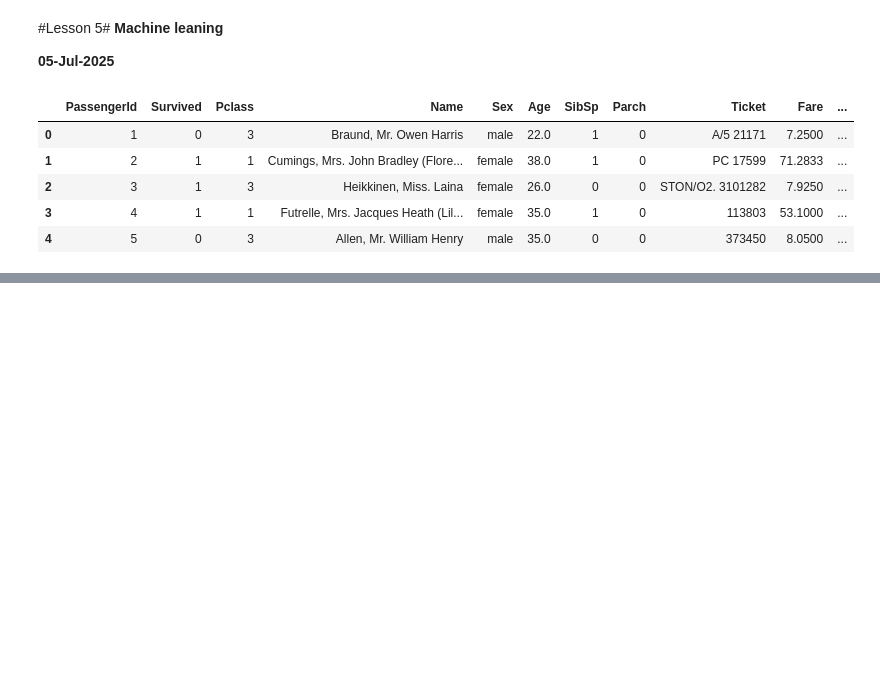
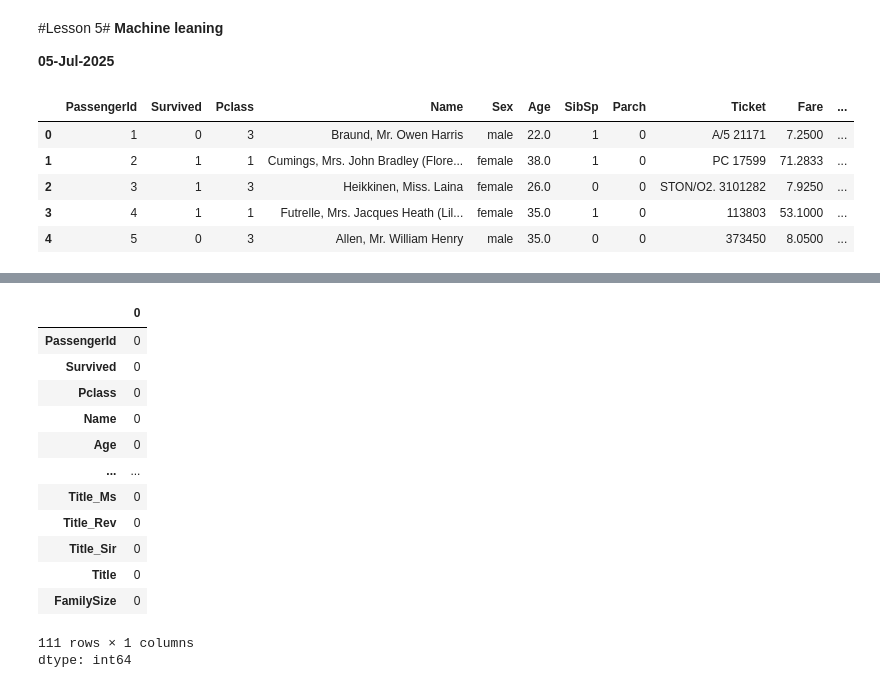
Before and after one commit to pbarizza/ML-course-2025, a Jupyter notebook: lesson05.ipynb, the cells around one changed output, grey strips where cells are left out. Cells and saved outputs as stored; diff of their text form; code cells hidden in the pictures; blank space fills up the shorter version.

```diff
--- a/lesson05.ipynb
+++ b/lesson05.ipynb
@@ -39,2 +51,27 @@ df_train = pd.get_dummies(df_train, columns=['Sex', 'Embarked'], drop_first=True
+# %%
+# replace some of the title with 'rare'
+df_train['Title'] = df_train['Title'].replace(['Mlle','Ms'],'Miss')
+df_train['Title'] = df_train['Title'].replace(['Mme','Ms'],'Mrs')
+df_train['Title'] = df_train['Title'].replace(['Capt','COl','Major','Rev','Jonkheer','Don','Sir','Countess','Lady','Dona'],'Rare')
+# %%
+# family size
+df_train['FamilySize'] = df_train['SibSp'] + df_train['Parch'] + 1
+# %%
+df_train.isna().sum()
+# %% [output]
+|  | 0 |
+| PassengerId | 0 |
+| Survived | 0 |
+| Pclass | 0 |
+| Name | 0 |
+| Age | 0 |
+| ... | ... |
+| Title_Ms | 0 |
+| Title_Rev | 0 |
+| Title_Sir | 0 |
+| Title | 0 |
+| FamilySize | 0 |
+111 rows × 1 columns
+dtype: int64
 # %%
 # split data
```
Also changed, not shown: parts of 16 cells of this notebook.
